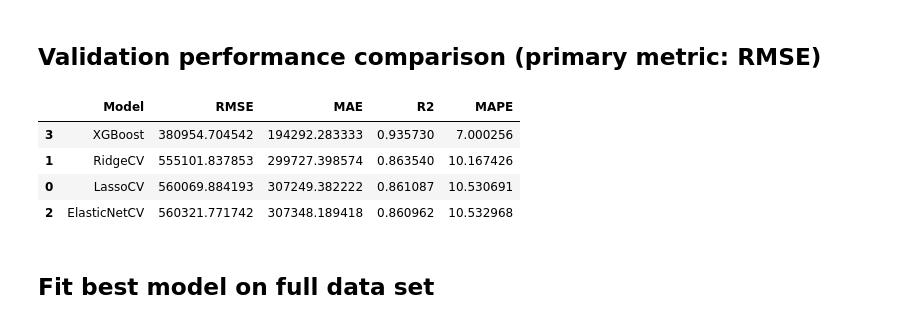
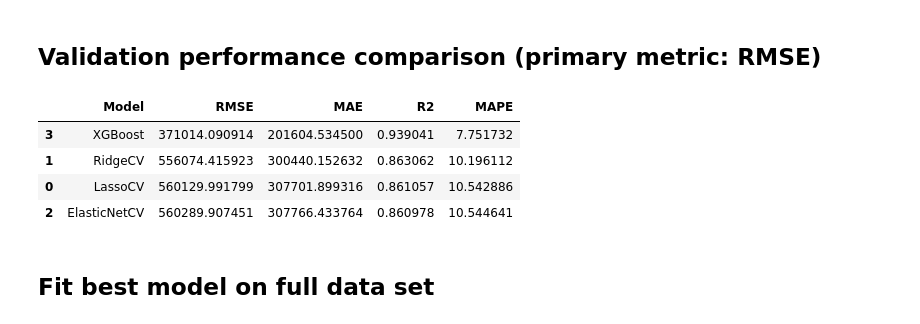
Before and after one commit to shaunechua/housing_prices, a Jupyter notebook: housing_prices.ipynb, the cells around one changed output. Drawn from its saved outputs; the diff is of its cells as text; code cells hidden in the pictures.

```diff
--- a/housing_prices.ipynb
+++ b/housing_prices.ipynb
@@ -182,6 +181,7 @@ class FeatureEngineer(BaseEstimator, TransformerMixin):
 
     def transform(self, X):
         df = X.copy()
+        df['Area'] = np.log1p(df['Area'])
 
         # Polynomial terms
         for d in range(2, self.degree_area + 1):
@@ -189,7 +189,7 @@ class FeatureEngineer(BaseEstimator, TransformerMixin):
         for d in range(2, self.degree_age + 1):
             df[f'Age_^_{d}'] = df['Age'] ** d
 
-        # Interactions
+
         df['Area_x_Age'] = df['Area'] * df['Age']
 
         region_dummies = pd.get_dummies(df['Region'], prefix='Region')
@@ -240,21 +240,14 @@ elastic = Pipeline([
     ('model', ElasticNetCV(l1_ratio=[0.1, 0.5, 0.9], cv=5, random_state=RANDOM_SEED))
 ])
 
-xgb = Pipeline([
-    ('feature_engineer', feature_engineer),
-    ('preprocess', preprocessor),
-    ('model', XGBRegressor(
-        objective='reg:squarederror',
-        random_state=RANDOM_SEED
-    ))
-])
+
 
 models = {
     'LassoCV': lasso,
     'RidgeCV': ridge,
     'ElasticNetCV': elastic
 }
-
+y_train_log = np.log1p(y_train)
 for name, model in models.items():
-    model.fit(X_train, y_train)
+    model.fit(X_train, y_train_log)
 # %%
@@ -357,36 +385,42 @@ stepwise_best_params
 # %%
 def rmse(y_true, y_pred):
     return np.sqrt(mean_squared_error(y_true, y_pred))
 
 def mape(y_true, y_pred):
     return np.mean(np.abs((y_true - y_pred) / y_true)) * 100
 
-def evaluate_model(name, model, X, y_log):
-    preds_log = model.predict(X)
-    preds = np.expm1(preds_log)
-    y_true = np.expm1(y_log)
+def evaluate_model(name, model, X, y, is_logged=True):
+    if is_logged:
+        preds_log = model.predict(X)
+        preds = np.expm1(preds_log)
+    else:
+        preds = model.predict(X)
+
     return {
-        'Model': name,
-        'RMSE': rmse(y_true, preds),
-        'MAE': mean_absolute_error(y_true, preds),
-        'R2': r2_score(y_true, preds),
-        'MAPE': mape(y_true, preds)
+        "Model": name,
+        "RMSE": rmse(y, preds),
+        "MAE": mean_absolute_error(y, preds),
+        "R2": r2_score(y, preds),
+        "MAPE": mape(y, preds),
     }
 
 results = []
+
+
+
 for name, model in models.items():
     results.append(evaluate_model(name, model, X_test, y_test))
 
-results.append(evaluate_model('XGBoost', best_xgb, X_test, y_test))
+results.append(evaluate_model('XGBoost', best_xgb, xgb_X_test, xgb_y_test, is_logged = False))
 
 results_df = pd.DataFrame(results).sort_values('RMSE')
 results_df
 # %% [output]
 |  | Model | RMSE | MAE | R2 | MAPE |
-| 3 | XGBoost | 380954.704542 | 194292.283333 | 0.935730 | 7.000256 |
-| 1 | RidgeCV | 555101.837853 | 299727.398574 | 0.863540 | 10.167426 |
-| 0 | LassoCV | 560069.884193 | 307249.382222 | 0.861087 | 10.530691 |
-| 2 | ElasticNetCV | 560321.771742 | 307348.189418 | 0.860962 | 10.532968 |
+| 3 | XGBoost | 371014.090914 | 201604.534500 | 0.939041 | 7.751732 |
+| 1 | RidgeCV | 556074.415923 | 300440.152632 | 0.863062 | 10.196112 |
+| 0 | LassoCV | 560129.991799 | 307701.899316 | 0.861057 | 10.542886 |
+| 2 | ElasticNetCV | 560289.907451 | 307766.433764 | 0.860978 | 10.544641 |
 # %% [markdown]
 ## Fit best model on full data set
 # %%
```
Also changed, not shown: parts of 8 cells of this notebook, 14 other files.
